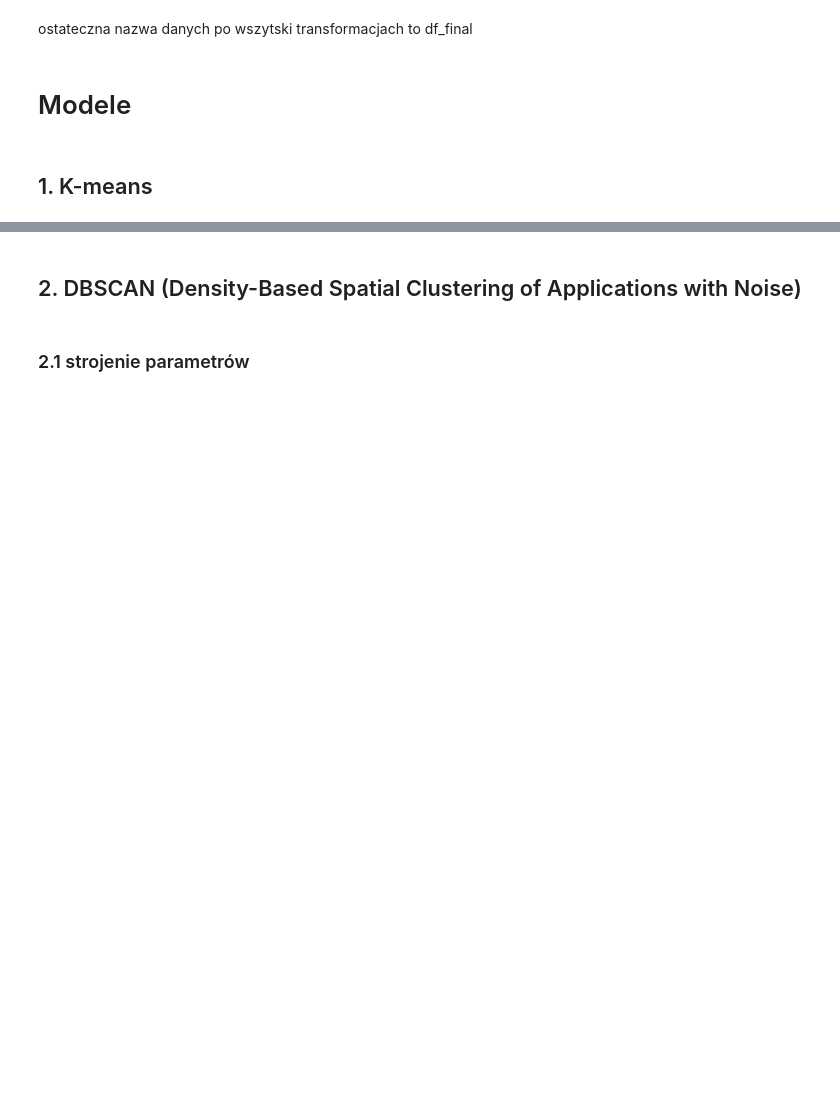
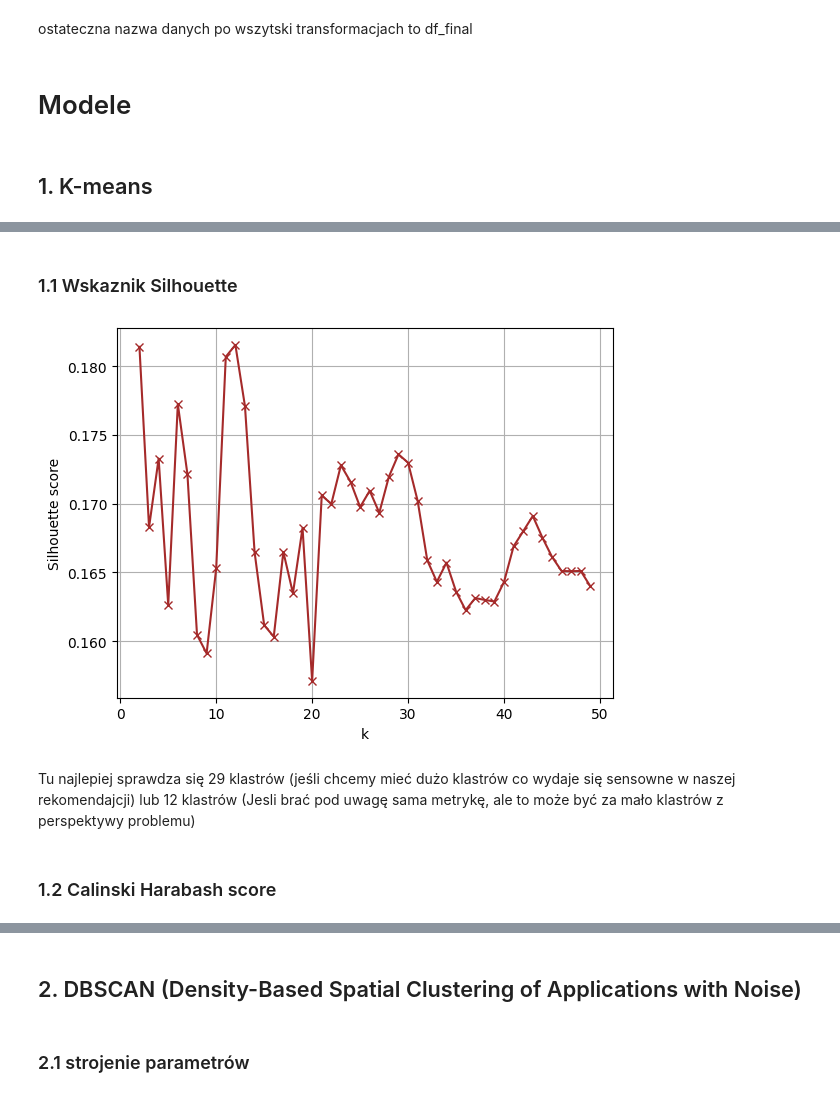
Before and after one commit to AristocratesJ/New-York-Airbnb-Clustering-Task, a Jupyter notebook: final_models/final_models.ipynb, the cells around one changed output, grey strips where cells are left out. Drawn from its saved outputs; the diff is of its cells as text; code cells hidden in the pictures; blank space fills up the shorter version.

Commit message:
More models to models

```diff
--- a/final_models/final_models.ipynb
+++ b/final_models/final_models.ipynb
@@ -285,0 +294,20 @@ uznalam ze robiles to juz ostatnio, wiec chyba latwiej jak ten ty zrobisz
+# %%
+def count_clustering_scores(X, cluster_num, model, score_fun):
+    if isinstance(cluster_num, int):
+        cluster_num_iter = [cluster_num]
+    else:
+        cluster_num_iter = cluster_num
+
+    scores = []
+    for k in cluster_num_iter:
+        model_instance = model(n_clusters=k, random_state = seed)
+        labels = model_instance.fit_predict(X)
+        wcss = score_fun(X, labels)
+        scores.append(wcss)
+
+    if isinstance(cluster_num, int):
+        return scores[0]
+    else:
+        return scores
+# %% [markdown]
+### 1.1 Wskaznik Silhouette
@@ -285,0 +316,14 @@ uznalam ze robiles to juz ostatnio, wiec chyba latwiej jak ten ty zrobisz
+# %%
+cluster_num_seq = range(2, 50)
+silhouette_vec = count_clustering_scores(df_final, cluster_num_seq, KMeans, silhouette_score)
+plt.plot(cluster_num_seq, silhouette_vec, 'x-', color = "brown")
+plt.xlabel('k')
+plt.ylabel('Silhouette score')
+plt.grid()
+plt.show()
+# %% [output]
+[figure, added]
+# %% [markdown]
+Tu najlepiej sprawdza się 29 klastrów (jeśli chcemy mieć dużo klastrów co wydaje się sensowne w naszej rekomendajcji) lub 12 klastrów (Jesli brać pod uwagę sama metrykę, ale to może być za mało klastrów z perspektywy problemu)
+# %% [markdown]
+### 1.2 Calinski Harabash score
```
Also changed, not shown: parts of 70 cells of this notebook, 2 other files.
